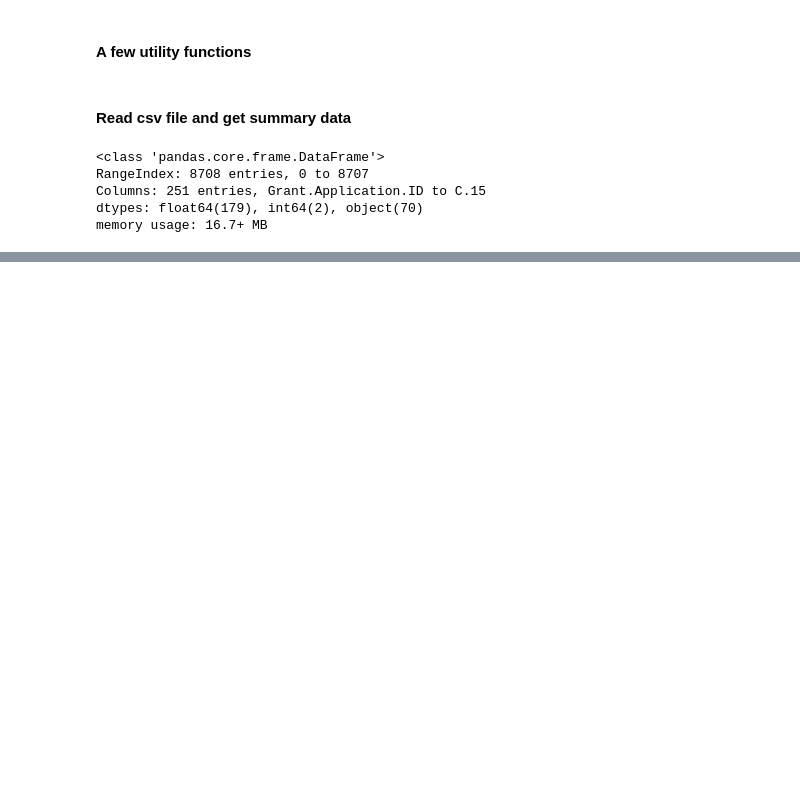
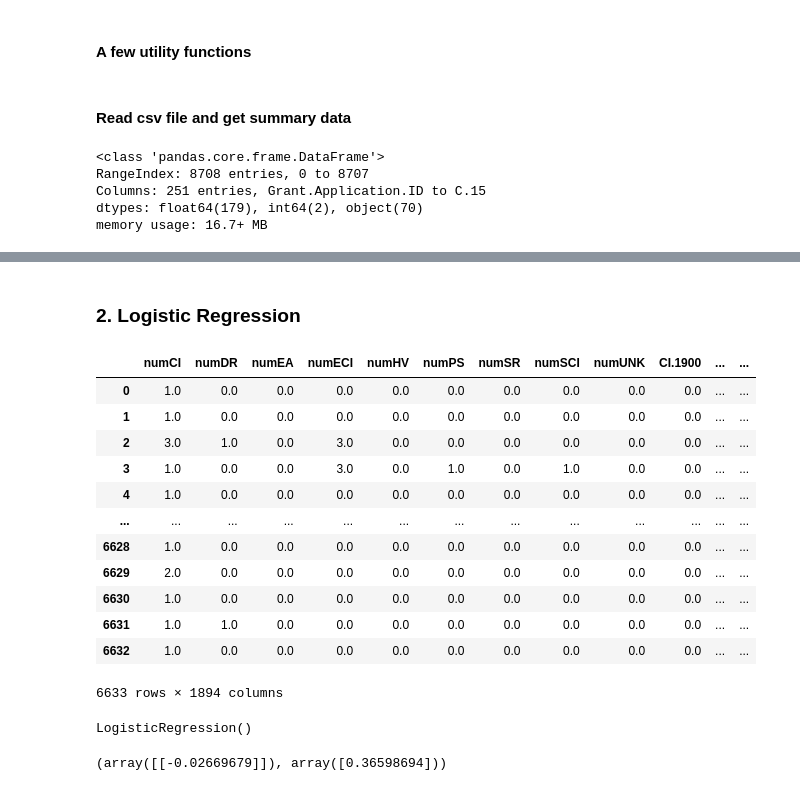
Before and after one commit to chenxuhe79/AppliedPredictiveModeling, a Jupyter notebook: Ch12_7.ipynb, the cells around one changed output, grey strips where cells are left out. Cells and saved outputs as stored; diff of their text form; code cells hidden in the pictures; blank space fills up the shorter version.

```diff
--- a/Ch12_7.ipynb
+++ b/Ch12_7.ipynb
@@ -261,12 +261,14 @@ def getSummaryData(v):
     wdayabbre = ['Mon','Tue','Wed','Thu','Fri','Sat','Sun']
     x['Month'] = startTime.apply(lambda x: mthabbre[x.month-1])
     x['Day'] = startTime.apply(lambda x: x.day)
+    x['yDay'] = startTime.apply(lambda x: 1+(x- datetime.strptime('1/1/'+str(x.year),'%d/%m/%Y')).days)
     x['Weekday']=startTime.apply(lambda x: wdayabbre[x.dayofweek])
 
     y = enc.fit_transform(np.array(x[['Sponsor.Code', "Contract.Value.Band...see.note.A", "Grant.Category.Code",'Month','Weekday']]))
     y = pd.DataFrame(data = y.toarray(),columns = enc.get_feature_names_out())
     y = y.rename(columns = dict(zip(list(y.columns), [x[3:] for x in y.columns])))
     y['Day'] = x['Day']
+    y['yDay'] = x['yDay']
     y['Grant.Application.ID'] = raw['Grant.Application.ID']
     y['Class'] = raw['Grant.Status'].map({0:'unsuccessful', 1:'successful'})
     y['is2008'] = startYear == 2008
@@ -300,6 +302,8 @@ def checkSummaryData(summary):
     s = summary[-1].copy()
     s.columns = [x.lower() for x in s.columns]
     s =s.drop(columns = ['grant.application.id'])
+    if 'yday' in s.columns:
+        s = s.drop(columns=['yday'])
 
     summary_filename='summarized.csv'
     summary_path = os.path.join(unimelbdatafolder, summary_filename)
@@ -487,0 +504,18 @@ len(fullSet), len(reducedSet)
+# %% [markdown]
+### 2. Logistic Regression
+# %%
+pre2008Data
+# %% [output]
+|  | numCI | numDR | numEA | numECI | numHV | numPS | numSR | numSCI | numUNK | CI.1900 | ... | ... |
+| 0 | 1.0 | 0.0 | 0.0 | 0.0 | 0.0 | 0.0 | 0.0 | 0.0 | 0.0 | 0.0 | ... | ... |
+| 1 | 1.0 | 0.0 | 0.0 | 0.0 | 0.0 | 0.0 | 0.0 | 0.0 | 0.0 | 0.0 | ... | ... |
+| 2 | 3.0 | 1.0 | 0.0 | 3.0 | 0.0 | 0.0 | 0.0 | 0.0 | 0.0 | 0.0 | ... | ... |
+| 3 | 1.0 | 0.0 | 0.0 | 3.0 | 0.0 | 1.0 | 0.0 | 1.0 | 0.0 | 0.0 | ... | ... |
+| 4 | 1.0 | 0.0 | 0.0 | 0.0 | 0.0 | 0.0 | 0.0 | 0.0 | 0.0 | 0.0 | ... | ... |
+| ... | ... | ... | ... | ... | ... | ... | ... | ... | ... | ... | ... | ... |
+| 6628 | 1.0 | 0.0 | 0.0 | 0.0 | 0.0 | 0.0 | 0.0 | 0.0 | 0.0 | 0.0 | ... | ... |
+| 6629 | 2.0 | 0.0 | 0.0 | 0.0 | 0.0 | 0.0 | 0.0 | 0.0 | 0.0 | 0.0 | ... | ... |
+| 6630 | 1.0 | 0.0 | 0.0 | 0.0 | 0.0 | 0.0 | 0.0 | 0.0 | 0.0 | 0.0 | ... | ... |
+| 6631 | 1.0 | 1.0 | 0.0 | 0.0 | 0.0 | 0.0 | 0.0 | 0.0 | 0.0 | 0.0 | ... | ... |
+| 6632 | 1.0 | 0.0 | 0.0 | 0.0 | 0.0 | 0.0 | 0.0 | 0.0 | 0.0 | 0.0 | ... | ... |
+6633 rows × 1894 columns
@@ -487,0 +532,8 @@ len(fullSet), len(reducedSet)
+# %%
+modelFit.fit(trainX_1feat, trainy_1feat)
+# %% [output]
+LogisticRegression()
+# %%
+modelFit.coef_, modelFit.intercept_
+# %% [output]
+(array([[-0.02669679]]), array([0.36598694]))
```
Also changed, not shown: parts of 8 cells of this notebook, 2 other files.
